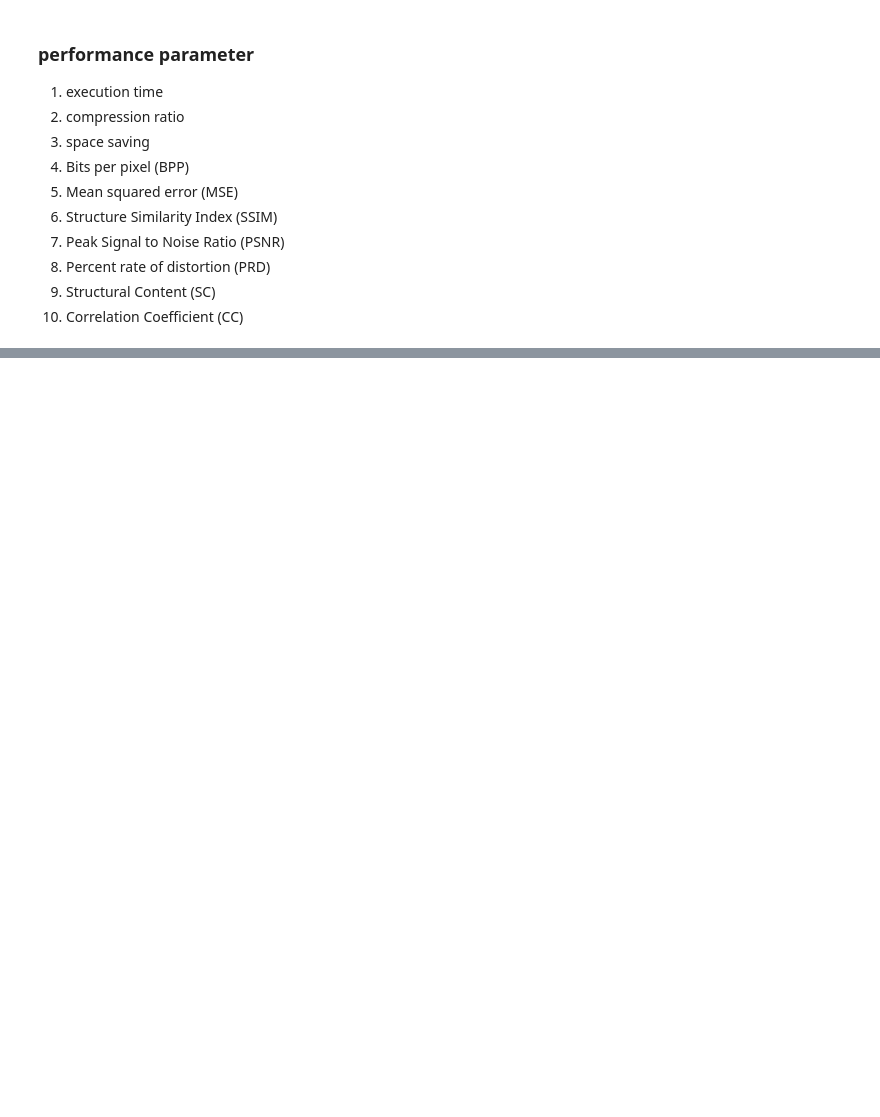
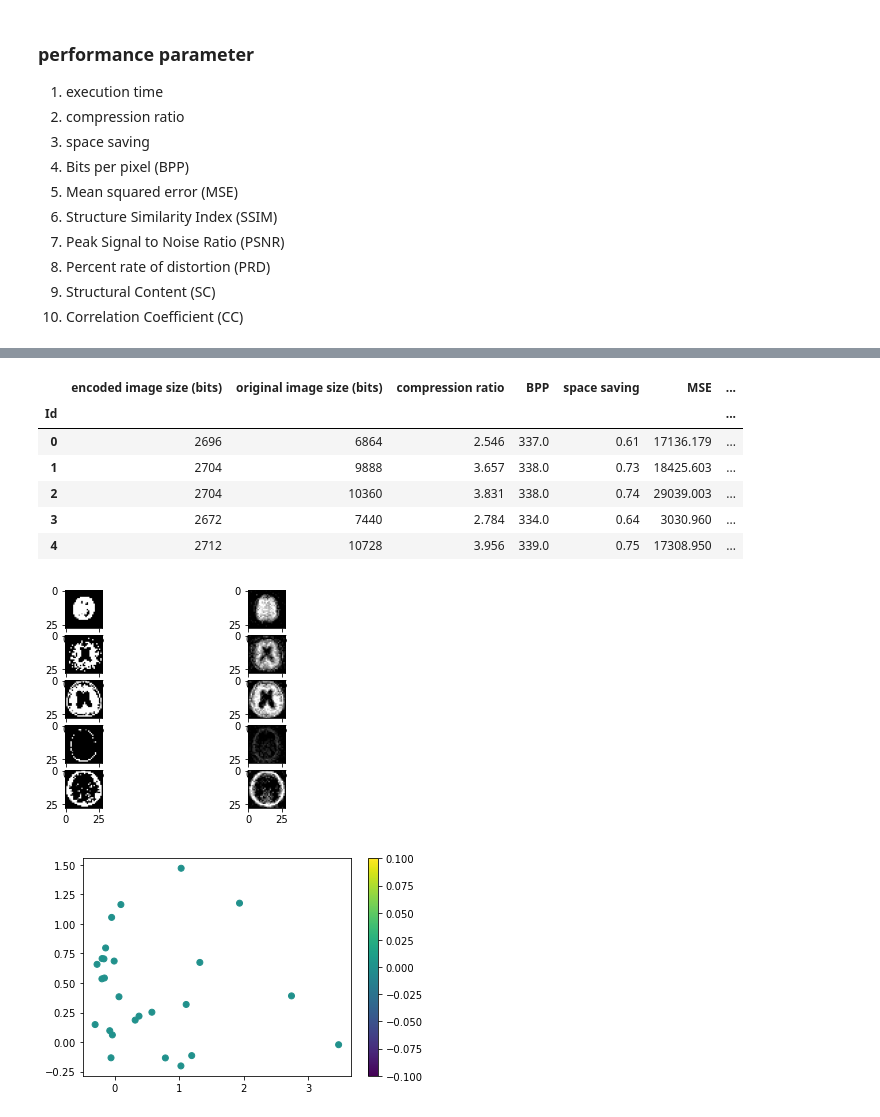
Before and after one commit to tirtharajsinha/Autoencoder_for_image_compression, a Jupyter notebook: Autoencoder for image compression using Deep learning.ipynb, the cells around one changed output, grey strips where cells are left out. Cells and saved outputs as stored; diff of their text form; code cells hidden in the pictures; blank space fills up the shorter version.

Commit message:
added the tabuler view of performance parameter for each image

```diff
--- a/Autoencoder for image compression using Deep learning.ipynb
+++ b/Autoencoder for image compression using Deep learning.ipynb
@@ -702,0 +663,27 @@ Correlation Coefficient (CC) of original and decompressed image : 0.002282166968
+# %%
+comp_ratio,BPP,space_saving,size_bits_comp,size_bits_org=compression_ratio(encoded_sample,original_sample)
+
+print("File size of Compressed image :",size_bits_comp,"bits")
+print("File size of Original image :",size_bits_org,"bits")
+print("BPP for sample image :",BPP,"bits/pixel")
+print("Compression ratio :", comp_ratio)
+print("Space saving :",space_saving)
+
+# calculating MSE of original and decompressed image
+print("Mean Squared Error of original and decompressed image :",MSE(original_sample,decoded_sample))
+
+
+# calculating SSIM of original and decompressed image
+# Structure Similarity Index (SSIM): SSIM is used to measure the tendency of similarity between the
+# original image and the compressed image
+print("Structure Similarity Index(SSIM) of original and decompressed image :",round(SSIM(original_sample,decoded_sample),3))
+
+# Peak Signal to Noise Ratio (PSNR): PSNR is defined as the ratio of the maximum pixel intensity to the
+# mean square error
+print("Peak Signal to Noise Ratio (PSNR) of original and decompressed image :",PSNR(original_sample,decoded_sample))
+
+print("PRD of original and decompressed image :",PRD(original_sample,decoded_sample),"%")
+
+print("Structural content of original and decompressed image :",SC(original_sample,decoded_sample))
+
+print("Correlation Coefficient (CC) of original and decompressed image :",correlation_coeff(original_sample,decoded_sample))
@@ -755,3 +742,16 @@ CC : 0.002286006447367355
+# %%
+table=performance_monitor()
+table.head()
+# %% [output]
+|  | encoded image size (bits) | original image size (bits) | compression ratio | BPP | space saving | MSE | ... |
+| Id |  |  |  |  |  |  | ... |
+| 0 | 2696 | 6864 | 2.546 | 337.0 | 0.61 | 17136.179 | ... |
+| 1 | 2704 | 9888 | 3.657 | 338.0 | 0.73 | 18425.603 | ... |
+| 2 | 2704 | 10360 | 3.831 | 338.0 | 0.74 | 29039.003 | ... |
+| 3 | 2672 | 7440 | 2.784 | 334.0 | 0.64 | 3030.960 | ... |
+| 4 | 2712 | 10728 | 3.956 | 339.0 | 0.75 | 17308.950 | ... |
+[figure, added]
+[figure, added]
 # %%
 # !jt -t oceans16 -T -N -kl
 # %%
```
Also changed, not shown: parts of 10 cells of this notebook, 3 other files.
